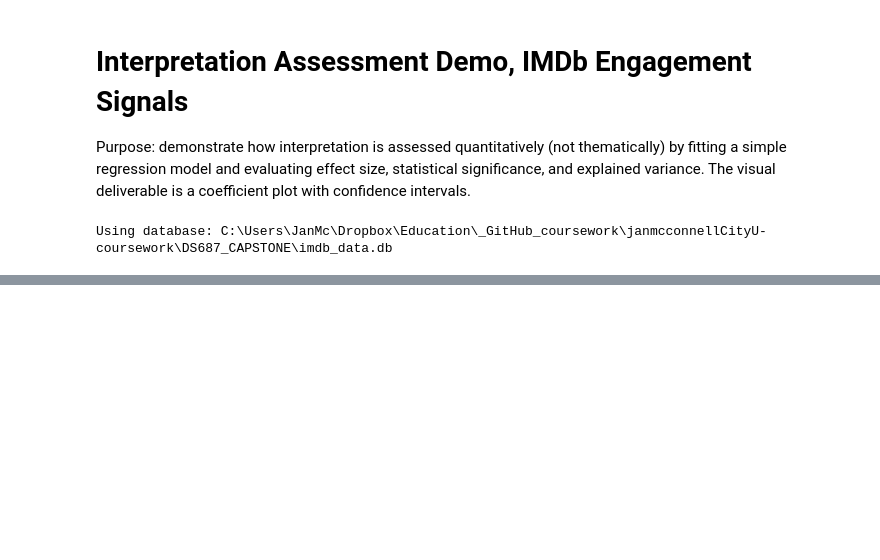
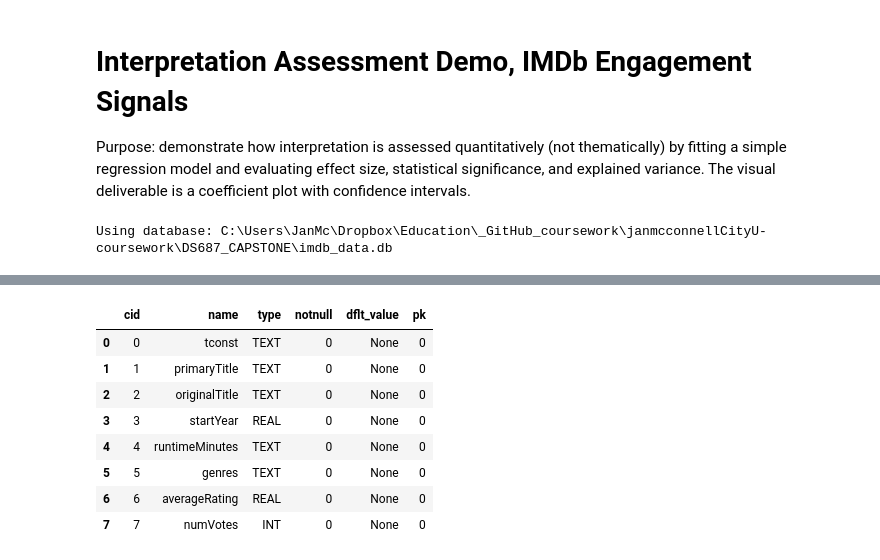
Before and after one commit to janmcconnellCityU/DS687_CAPSTONE, a Jupyter notebook: 05_interpretation_assessment.ipynb, the cells around one changed output, grey strips where cells are left out. Drawn from its saved outputs; the diff is of its cells as text; code cells hidden in the pictures; blank space fills up the shorter version.

```diff
--- a/05_interpretation_assessment.ipynb
+++ b/05_interpretation_assessment.ipynb
@@ -103,0 +67,20 @@ display(df.head(10))
+# %%
+# INSPECT filtered_movies STRUCTURE
+
+with sqlite3.connect(DB_PATH) as conn:
+    schema = pd.read_sql_query(
+        "PRAGMA table_info(filtered_movies);",
+        conn
+    )
+
+display(schema)
+# %% [output]
+|  | cid | name | type | notnull | dflt_value | pk |
+| 0 | 0 | tconst | TEXT | 0 | None | 0 |
+| 1 | 1 | primaryTitle | TEXT | 0 | None | 0 |
+| 2 | 2 | originalTitle | TEXT | 0 | None | 0 |
+| 3 | 3 | startYear | REAL | 0 | None | 0 |
+| 4 | 4 | runtimeMinutes | TEXT | 0 | None | 0 |
+| 5 | 5 | genres | TEXT | 0 | None | 0 |
+| 6 | 6 | averageRating | REAL | 0 | None | 0 |
+| 7 | 7 | numVotes | INT | 0 | None | 0 |
```
Also changed, not shown: parts of 11 cells of this notebook.
